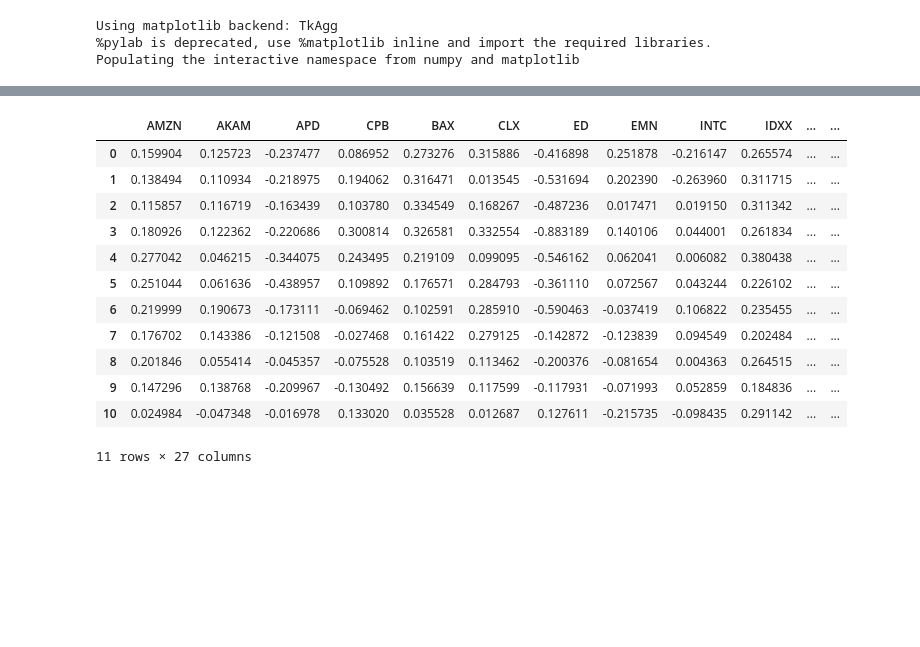
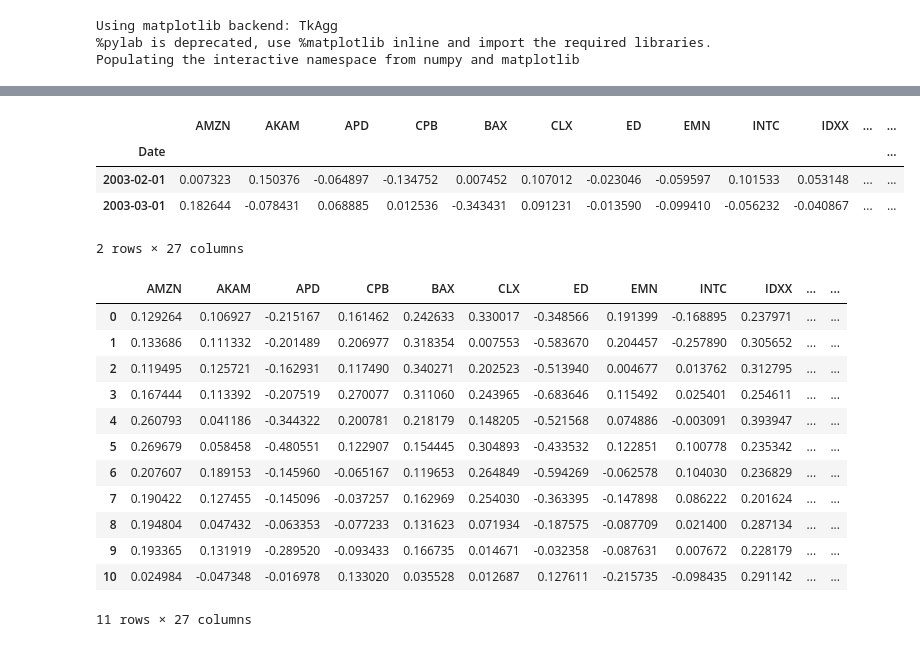
Before and after one commit to NicolaiVArends/BachelorThesis, a Jupyter notebook: All_Code/portfolio_for_you.ipynb, the cells around one changed output, grey strips where cells are left out. Saved outputs shown, nothing was run; the diff lists cells and outputs as text; code cells hidden in the pictures; blank space fills up the shorter version.

Commit message:
Har lavet så man skal give et start år
Har gjort det nemmere at give et specifikt årræke at lave portefølje optimering på

```diff
--- a/All_Code/portfolio_for_you.ipynb
+++ b/All_Code/portfolio_for_you.ipynb
@@ -53,20 +53,27 @@ Max. Sharpe Ratio = 2.17 => Return: 31.52%  Risk: 14.544%
 Min. Risk = 10.864% => Return: 11.880%  Sharpe Ratio = 1.09
 Max. Sharpe Ratio = 1.92 => Return: 36.53%  Risk: 19.068%
-# %%
-#Vi vil også gerne kunne vise ESG scoren for vores portefølje
-
-weights_of_each_portfolio
-# %% [output]
-|  | AMZN | AKAM | APD | CPB | BAX | CLX | ED | EMN | INTC | IDXX | ... | ... |
-| 0 | 0.159904 | 0.125723 | -0.237477 | 0.086952 | 0.273276 | 0.315886 | -0.416898 | 0.251878 | -0.216147 | 0.265574 | ... | ... |
-| 1 | 0.138494 | 0.110934 | -0.218975 | 0.194062 | 0.316471 | 0.013545 | -0.531694 | 0.202390 | -0.263960 | 0.311715 | ... | ... |
-| 2 | 0.115857 | 0.116719 | -0.163439 | 0.103780 | 0.334549 | 0.168267 | -0.487236 | 0.017471 | 0.019150 | 0.311342 | ... | ... |
-| 3 | 0.180926 | 0.122362 | -0.220686 | 0.300814 | 0.326581 | 0.332554 | -0.883189 | 0.140106 | 0.044001 | 0.261834 | ... | ... |
-| 4 | 0.277042 | 0.046215 | -0.344075 | 0.243495 | 0.219109 | 0.099095 | -0.546162 | 0.062041 | 0.006082 | 0.380438 | ... | ... |
-| 5 | 0.251044 | 0.061636 | -0.438957 | 0.109892 | 0.176571 | 0.284793 | -0.361110 | 0.072567 | 0.043244 | 0.226102 | ... | ... |
-| 6 | 0.219999 | 0.190673 | -0.173111 | -0.069462 | 0.102591 | 0.285910 | -0.590463 | -0.037419 | 0.106822 | 0.235455 | ... | ... |
-| 7 | 0.176702 | 0.143386 | -0.121508 | -0.027468 | 0.161422 | 0.279125 | -0.142872 | -0.123839 | 0.094549 | 0.202484 | ... | ... |
-| 8 | 0.201846 | 0.055414 | -0.045357 | -0.075528 | 0.103519 | 0.113462 | -0.200376 | -0.081654 | 0.004363 | 0.264515 | ... | ... |
-| 9 | 0.147296 | 0.138768 | -0.209967 | -0.130492 | 0.156639 | 0.117599 | -0.117931 | -0.071993 | 0.052859 | 0.184836 | ... | ... |
-| 10 | 0.024984 | -0.047348 | -0.016978 | 0.133020 | 0.035528 | 0.012687 | 0.127611 | -0.215735 | -0.098435 | 0.291142 | ... | ... |
-11 rows × 27 columns
+# %%
+pct_returns.loc['2003-02-01':'2003-03-01']
+# %% [output]
+|  | AMZN | AKAM | APD | CPB | BAX | CLX | ED | EMN | INTC | IDXX | ... | ... |
+| Date |  |  |  |  |  |  |  |  |  |  |  | ... |
+| 2003-02-01 | 0.007323 | 0.150376 | -0.064897 | -0.134752 | 0.007452 | 0.107012 | -0.023046 | -0.059597 | 0.101533 | 0.053148 | ... | ... |
+| 2003-03-01 | 0.182644 | -0.078431 | 0.068885 | 0.012536 | -0.343431 | 0.091231 | -0.013590 | -0.099410 | -0.056232 | -0.040867 | ... | ... |
+2 rows × 27 columns
+# %%
+#Weights of the different portfolios
+weights_of_each_portfolio
+# %% [output]
+|  | AMZN | AKAM | APD | CPB | BAX | CLX | ED | EMN | INTC | IDXX | ... | ... |
+| 0 | 0.129264 | 0.106927 | -0.215167 | 0.161462 | 0.242633 | 0.330017 | -0.348566 | 0.191399 | -0.168895 | 0.237971 | ... | ... |
+| 1 | 0.133686 | 0.111332 | -0.201489 | 0.206977 | 0.318354 | 0.007553 | -0.583670 | 0.204457 | -0.257890 | 0.305652 | ... | ... |
+| 2 | 0.119495 | 0.125721 | -0.162931 | 0.117490 | 0.340271 | 0.202523 | -0.513940 | 0.004677 | 0.013762 | 0.312795 | ... | ... |
+| 3 | 0.167444 | 0.113392 | -0.207519 | 0.270077 | 0.311060 | 0.243965 | -0.683646 | 0.115492 | 0.025401 | 0.254611 | ... | ... |
+| 4 | 0.260793 | 0.041186 | -0.344322 | 0.200781 | 0.218179 | 0.148205 | -0.521568 | 0.074886 | -0.003091 | 0.393947 | ... | ... |
+| 5 | 0.269679 | 0.058458 | -0.480551 | 0.122907 | 0.154445 | 0.304893 | -0.433532 | 0.122851 | 0.100778 | 0.235342 | ... | ... |
+| 6 | 0.207607 | 0.189153 | -0.145960 | -0.065167 | 0.119653 | 0.264849 | -0.594269 | -0.062578 | 0.104030 | 0.236829 | ... | ... |
+| 7 | 0.190422 | 0.127455 | -0.145096 | -0.037257 | 0.162969 | 0.254030 | -0.363395 | -0.147898 | 0.086222 | 0.201624 | ... | ... |
+| 8 | 0.194804 | 0.047432 | -0.063353 | -0.077233 | 0.131623 | 0.071934 | -0.187575 | -0.087709 | 0.021400 | 0.287134 | ... | ... |
+| 9 | 0.193365 | 0.131919 | -0.289520 | -0.093433 | 0.166735 | 0.014671 | -0.032358 | -0.087631 | 0.007672 | 0.228179 | ... | ... |
+| 10 | 0.024984 | -0.047348 | -0.016978 | 0.133020 | 0.035528 | 0.012687 | 0.127611 | -0.215735 | -0.098435 | 0.291142 | ... | ... |
+11 rows × 27 columns
```
Also changed, not shown: parts of 8 cells of this notebook, 1 other file.
